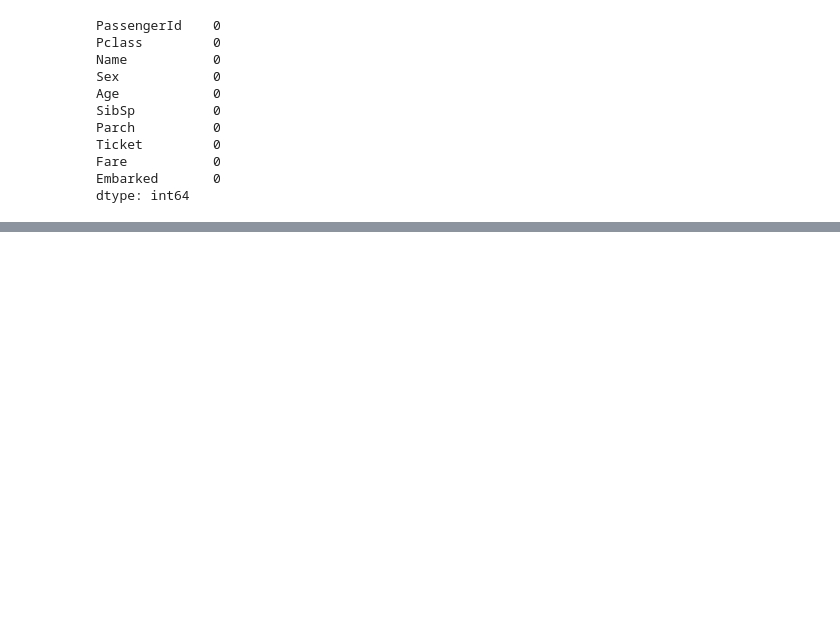
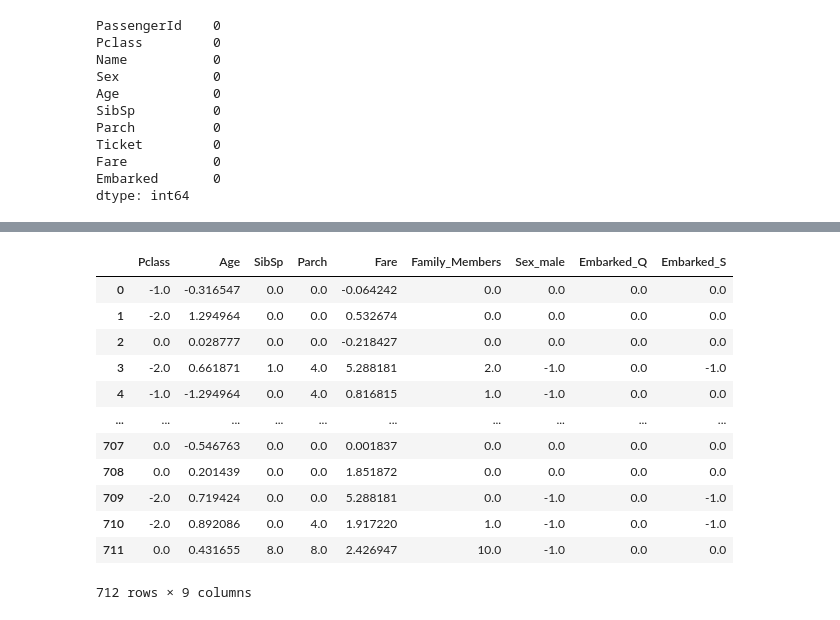
Before and after one commit to sagarbarge/Titanic-EDA-Modeling, a Jupyter notebook: Titanic_Competition_Sagar.ipynb, the cells around one changed output, grey strips where cells are left out. Drawn from its saved outputs; the diff is of its cells as text; code cells hidden in the pictures; blank space fills up the shorter version.

Commit message:
Add files via upload
started test dataset work

```diff
--- a/Titanic_Competition_Sagar.ipynb
+++ b/Titanic_Competition_Sagar.ipynb
@@ -868,0 +941,13 @@ dtype: int64
+# %%
+# Columns
+col = x_train.columns
+
+# Scaling
+scaler = RobustScaler()
+
+x_train = scaler.fit_transform(x_train)
+x_test = scaler.fit_transform(x_test)
+
+# To Dataframe
+x_train = pd.DataFrame(x_train, columns=col)
+x_test = pd.DataFrame(x_test, columns=col)
@@ -868,0 +969,16 @@ dtype: int64
+# %%
+x_train
+# %% [output]
+|  | Pclass | Age | SibSp | Parch | Fare | Family_Members | Sex_male | Embarked_Q | Embarked_S |
+| 0 | -1.0 | -0.316547 | 0.0 | 0.0 | -0.064242 | 0.0 | 0.0 | 0.0 | 0.0 |
+| 1 | -2.0 | 1.294964 | 0.0 | 0.0 | 0.532674 | 0.0 | 0.0 | 0.0 | 0.0 |
+| 2 | 0.0 | 0.028777 | 0.0 | 0.0 | -0.218427 | 0.0 | 0.0 | 0.0 | 0.0 |
+| 3 | -2.0 | 0.661871 | 1.0 | 4.0 | 5.288181 | 2.0 | -1.0 | 0.0 | -1.0 |
+| 4 | -1.0 | -1.294964 | 0.0 | 4.0 | 0.816815 | 1.0 | -1.0 | 0.0 | 0.0 |
+| ... | ... | ... | ... | ... | ... | ... | ... | ... | ... |
+| 707 | 0.0 | -0.546763 | 0.0 | 0.0 | 0.001837 | 0.0 | 0.0 | 0.0 | 0.0 |
+| 708 | 0.0 | 0.201439 | 0.0 | 0.0 | 1.851872 | 0.0 | 0.0 | 0.0 | 0.0 |
+| 709 | -2.0 | 0.719424 | 0.0 | 0.0 | 5.288181 | 0.0 | -1.0 | 0.0 | -1.0 |
+| 710 | -2.0 | 0.892086 | 0.0 | 4.0 | 1.917220 | 1.0 | -1.0 | 0.0 | -1.0 |
+| 711 | 0.0 | 0.431655 | 8.0 | 8.0 | 2.426947 | 10.0 | -1.0 | 0.0 | 0.0 |
+712 rows × 9 columns
```
Also changed, not shown: parts of 13 cells of this notebook.
